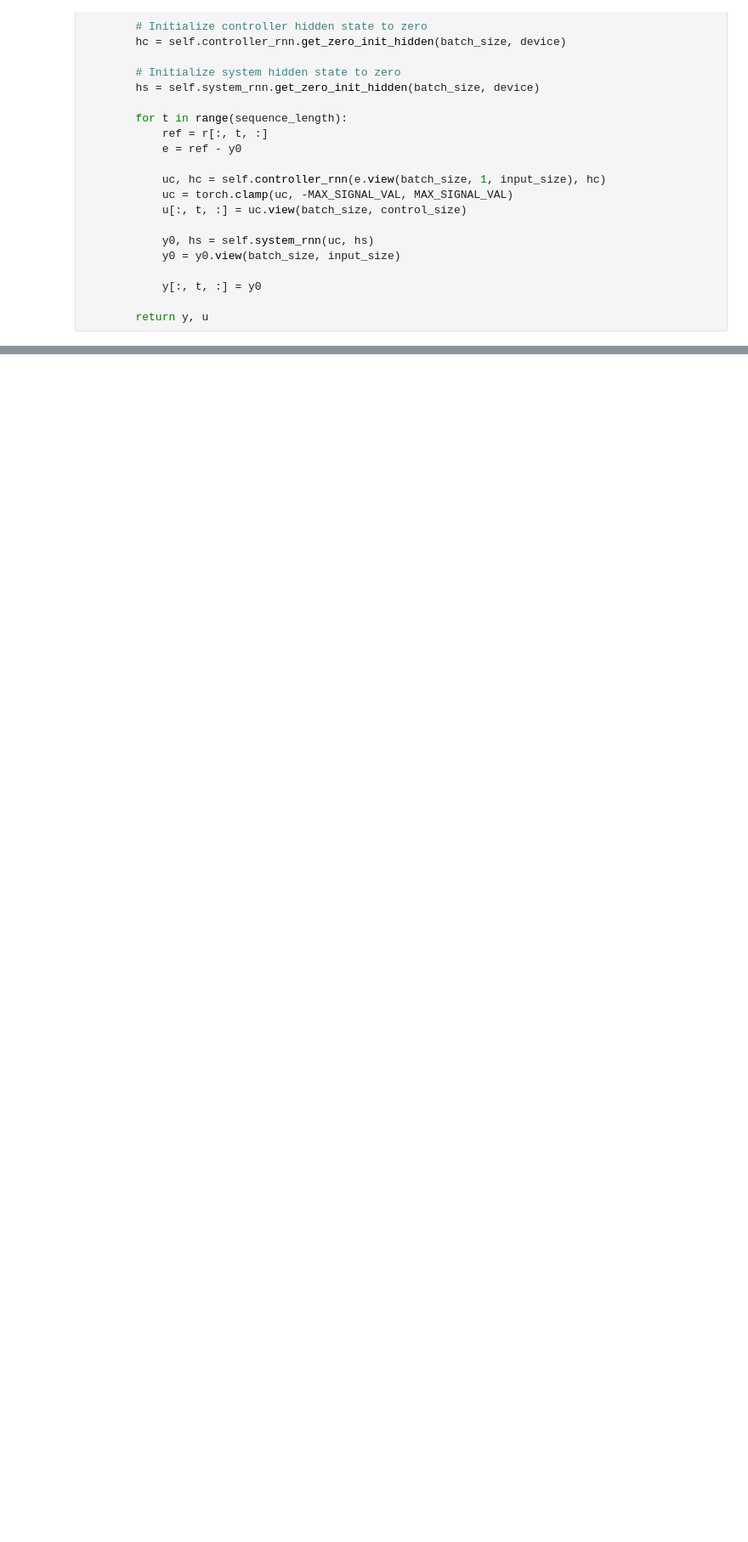
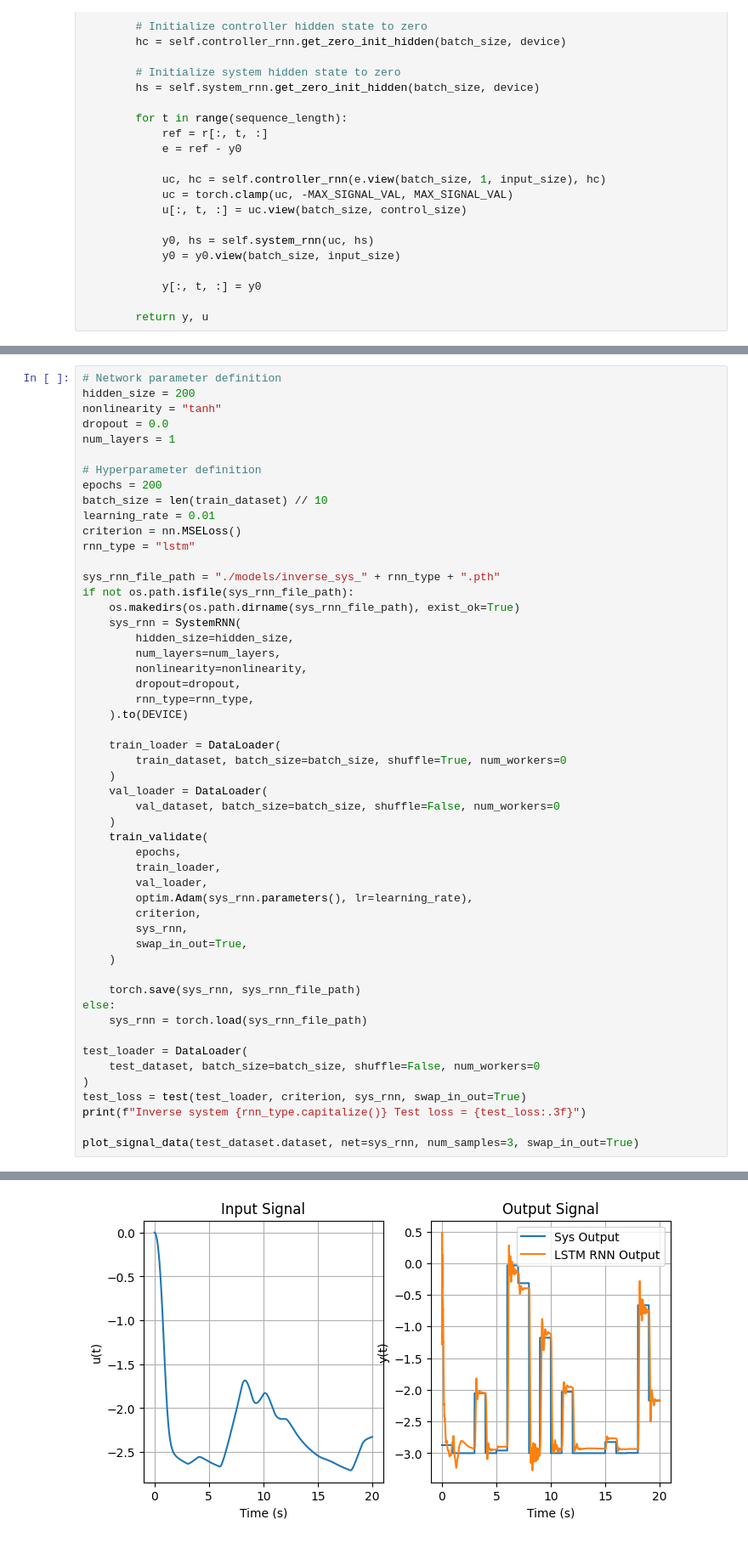
Before and after one commit to fernand0labra/ltu-D7047E-project, a Jupyter notebook: project.ipynb, the cells around one changed output, grey strips where cells are left out. Shown at 85% size. Saved outputs shown, nothing was run; the diff lists cells and outputs as text; blank space fills up the shorter version.

Commit message:
Trains the inverse system. Should be tested.

```diff
--- a/project.ipynb
+++ b/project.ipynb
@@ -823,0 +840,53 @@ Controller Test loss = 0.259
+# %%
+# Network parameter definition
+hidden_size = 200
+nonlinearity = "tanh"
+dropout = 0.0
+num_layers = 1
+
+# Hyperparameter definition
+epochs = 200
+batch_size = len(train_dataset) // 10
+learning_rate = 0.01
+criterion = nn.MSELoss()
+rnn_type = "lstm"
+
+sys_rnn_file_path = "./models/inverse_sys_" + rnn_type + ".pth"
+if not os.path.isfile(sys_rnn_file_path):
+    os.makedirs(os.path.dirname(sys_rnn_file_path), exist_ok=True)
+    sys_rnn = SystemRNN(
+        hidden_size=hidden_size,
+        num_layers=num_layers,
+        nonlinearity=nonlinearity,
+        dropout=dropout,
+        rnn_type=rnn_type,
+    ).to(DEVICE)
+
+    train_loader = DataLoader(
+        train_dataset, batch_size=batch_size, shuffle=True, num_workers=0
+    )
+    val_loader = DataLoader(
+        val_dataset, batch_size=batch_size, shuffle=False, num_workers=0
+    )
+    train_validate(
+        epochs,
+        train_loader,
+        val_loader,
+        optim.Adam(sys_rnn.parameters(), lr=learning_rate),
+        criterion,
+        sys_rnn,
+        swap_in_out=True,
+    )
+
+    torch.save(sys_rnn, sys_rnn_file_path)
+else:
+    sys_rnn = torch.load(sys_rnn_file_path)
+
+test_loader = DataLoader(
+    test_dataset, batch_size=batch_size, shuffle=False, num_workers=0
+)
+test_loss = test(test_loader, criterion, sys_rnn, swap_in_out=True)
+print(f"Inverse system {rnn_type.capitalize()} Test loss = {test_loss:.3f}")
+
+plot_signal_data(test_dataset.dataset, net=sys_rnn, num_samples=3, swap_in_out=True)
+# %% [output]
@@ -823,0 +910 @@ Controller Test loss = 0.259
+[figure, added]
```
Also changed, not shown: parts of 11 cells of this notebook, 2 other files.
